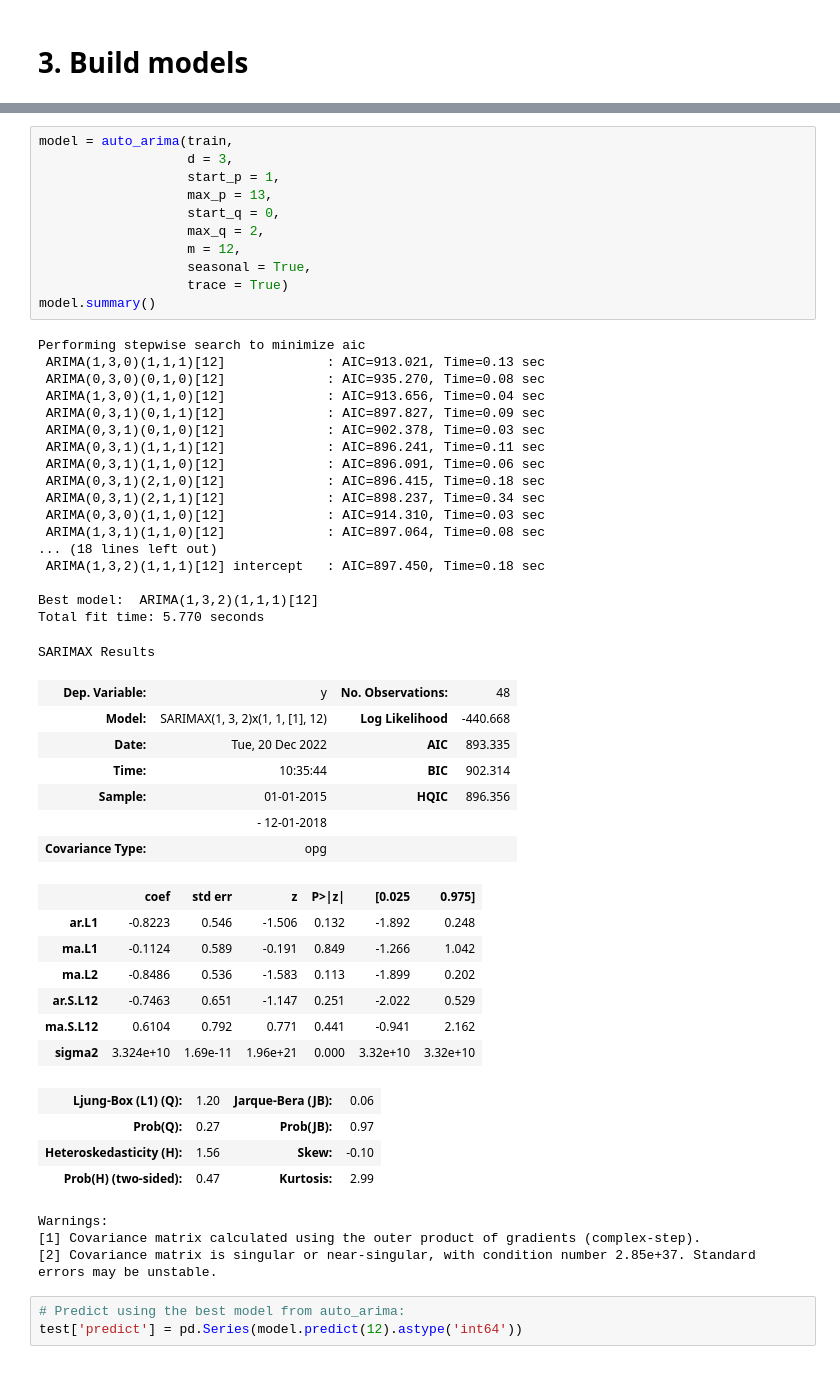
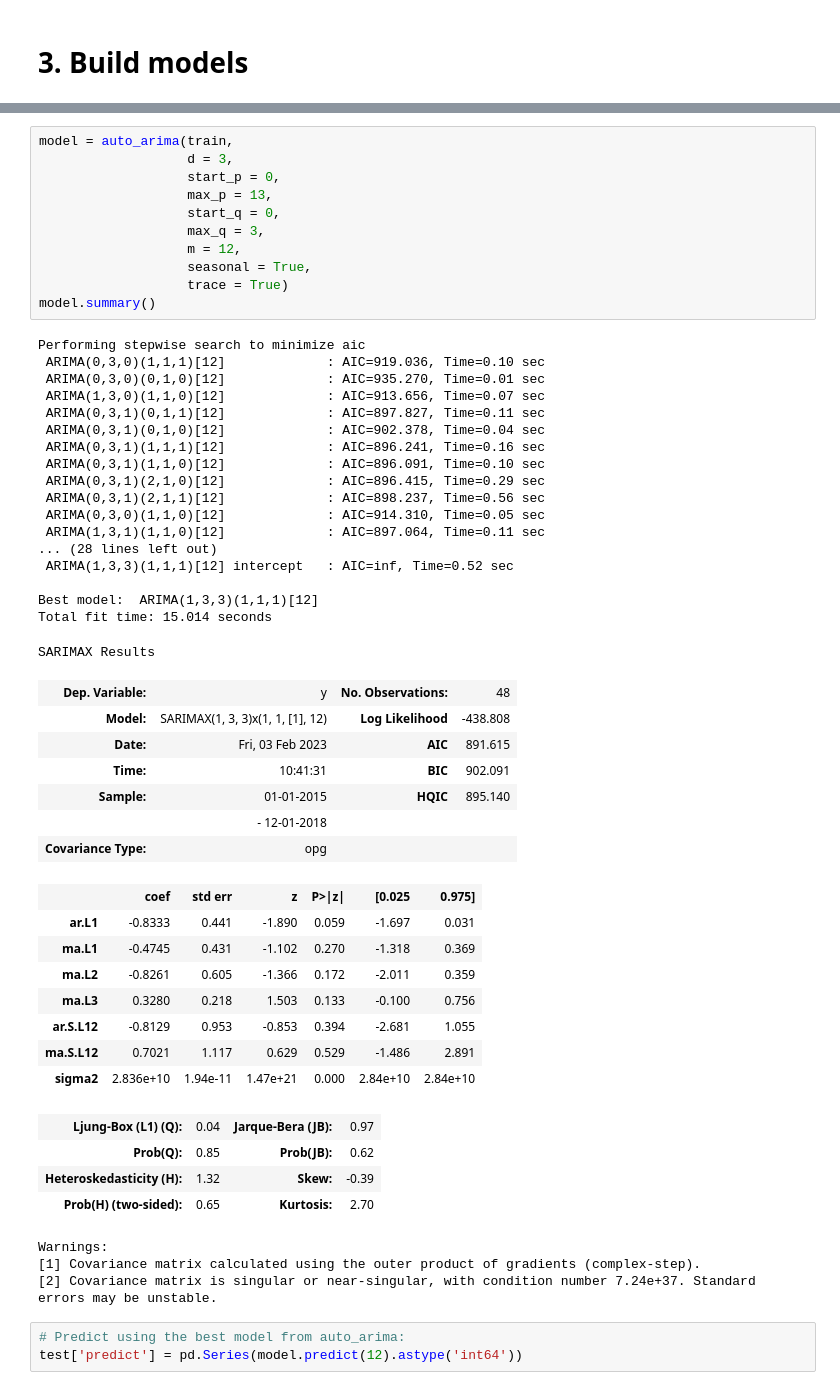
Before and after one commit to Alan-Wolf-VN/passenger_forecast, a Jupyter notebook: pax_forecast.ipynb, the cells around one changed output, grey strips where cells are left out. Cells and saved outputs as stored; diff of their text form.

```diff
--- a/pax_forecast.ipynb
+++ b/pax_forecast.ipynb
@@ -196,54 +158,55 @@ Conclusion:
 # %%
 model = auto_arima(train,
                    d = 3,
-                   start_p = 1,
+                   start_p = 0,
                    max_p = 13,
                    start_q = 0,
-                   max_q = 2,
+                   max_q = 3,
                    m = 12,
                    seasonal = True,
                    trace = True)
 model.summary()
 # %% [output]
 Performing stepwise search to minimize aic
- ARIMA(1,3,0)(1,1,1)[12]             : AIC=913.021, Time=0.13 sec
- ARIMA(0,3,0)(0,1,0)[12]             : AIC=935.270, Time=0.08 sec
- ARIMA(1,3,0)(1,1,0)[12]             : AIC=913.656, Time=0.04 sec
- ARIMA(0,3,1)(0,1,1)[12]             : AIC=897.827, Time=0.09 sec
- ARIMA(0,3,1)(0,1,0)[12]             : AIC=902.378, Time=0.03 sec
- ARIMA(0,3,1)(1,1,1)[12]             : AIC=896.241, Time=0.11 sec
- ARIMA(0,3,1)(1,1,0)[12]             : AIC=896.091, Time=0.06 sec
- ARIMA(0,3,1)(2,1,0)[12]             : AIC=896.415, Time=0.18 sec
- ARIMA(0,3,1)(2,1,1)[12]             : AIC=898.237, Time=0.34 sec
- ARIMA(0,3,0)(1,1,0)[12]             : AIC=914.310, Time=0.03 sec
- ARIMA(1,3,1)(1,1,0)[12]             : AIC=897.064, Time=0.08 sec
-... (18 lines left out)
- ARIMA(1,3,2)(1,1,1)[12] intercept   : AIC=897.450, Time=0.18 sec
+ ARIMA(0,3,0)(1,1,1)[12]             : AIC=919.036, Time=0.10 sec
+ ARIMA(0,3,0)(0,1,0)[12]             : AIC=935.270, Time=0.01 sec
+ ARIMA(1,3,0)(1,1,0)[12]             : AIC=913.656, Time=0.07 sec
+ ARIMA(0,3,1)(0,1,1)[12]             : AIC=897.827, Time=0.11 sec
+ ARIMA(0,3,1)(0,1,0)[12]             : AIC=902.378, Time=0.04 sec
+ ARIMA(0,3,1)(1,1,1)[12]             : AIC=896.241, Time=0.16 sec
+ ARIMA(0,3,1)(1,1,0)[12]             : AIC=896.091, Time=0.10 sec
+ ARIMA(0,3,1)(2,1,0)[12]             : AIC=896.415, Time=0.29 sec
+ ARIMA(0,3,1)(2,1,1)[12]             : AIC=898.237, Time=0.56 sec
+ ARIMA(0,3,0)(1,1,0)[12]             : AIC=914.310, Time=0.05 sec
+ ARIMA(1,3,1)(1,1,0)[12]             : AIC=897.064, Time=0.11 sec
+... (28 lines left out)
+ ARIMA(1,3,3)(1,1,1)[12] intercept   : AIC=inf, Time=0.52 sec
 
-Best model:  ARIMA(1,3,2)(1,1,1)[12]
-Total fit time: 5.770 seconds
+Best model:  ARIMA(1,3,3)(1,1,1)[12]
+Total fit time: 15.014 seconds
 SARIMAX Results
 | Dep. Variable: | y | No. Observations: | 48 |
-| Model: | SARIMAX(1, 3, 2)x(1, 1, [1], 12) | Log Likelihood | -440.668 |
-| Date: | Tue, 20 Dec 2022 | AIC | 893.335 |
-| Time: | 10:35:44 | BIC | 902.314 |
-| Sample: | 01-01-2015 | HQIC | 896.356 |
+| Model: | SARIMAX(1, 3, 3)x(1, 1, [1], 12) | Log Likelihood | -438.808 |
+| Date: | Fri, 03 Feb 2023 | AIC | 891.615 |
+| Time: | 10:41:31 | BIC | 902.091 |
+| Sample: | 01-01-2015 | HQIC | 895.140 |
 |  | - 12-01-2018 |  |  |
 | Covariance Type: | opg |  |  |
 |  | coef | std err | z | P>|z| | [0.025 | 0.975] |
-| ar.L1 | -0.8223 | 0.546 | -1.506 | 0.132 | -1.892 | 0.248 |
-| ma.L1 | -0.1124 | 0.589 | -0.191 | 0.849 | -1.266 | 1.042 |
-| ma.L2 | -0.8486 | 0.536 | -1.583 | 0.113 | -1.899 | 0.202 |
-| ar.S.L12 | -0.7463 | 0.651 | -1.147 | 0.251 | -2.022 | 0.529 |
-| ma.S.L12 | 0.6104 | 0.792 | 0.771 | 0.441 | -0.941 | 2.162 |
-| sigma2 | 3.324e+10 | 1.69e-11 | 1.96e+21 | 0.000 | 3.32e+10 | 3.32e+10 |
+| ar.L1 | -0.8333 | 0.441 | -1.890 | 0.059 | -1.697 | 0.031 |
+| ma.L1 | -0.4745 | 0.431 | -1.102 | 0.270 | -1.318 | 0.369 |
+| ma.L2 | -0.8261 | 0.605 | -1.366 | 0.172 | -2.011 | 0.359 |
+| ma.L3 | 0.3280 | 0.218 | 1.503 | 0.133 | -0.100 | 0.756 |
+| ar.S.L12 | -0.8129 | 0.953 | -0.853 | 0.394 | -2.681 | 1.055 |
+| ma.S.L12 | 0.7021 | 1.117 | 0.629 | 0.529 | -1.486 | 2.891 |
+| sigma2 | 2.836e+10 | 1.94e-11 | 1.47e+21 | 0.000 | 2.84e+10 | 2.84e+10 |
-| Ljung-Box (L1) (Q): | 1.20 | Jarque-Bera (JB): | 0.06 |
-| Prob(Q): | 0.27 | Prob(JB): | 0.97 |
-| Heteroskedasticity (H): | 1.56 | Skew: | -0.10 |
-| Prob(H) (two-sided): | 0.47 | Kurtosis: | 2.99 |
+| Ljung-Box (L1) (Q): | 0.04 | Jarque-Bera (JB): | 0.97 |
+| Prob(Q): | 0.85 | Prob(JB): | 0.62 |
+| Heteroskedasticity (H): | 1.32 | Skew: | -0.39 |
+| Prob(H) (two-sided): | 0.65 | Kurtosis: | 2.70 |
 Warnings:
 [1] Covariance matrix calculated using the outer product of gradients (complex-step).
-[2] Covariance matrix is singular or near-singular, with condition number 2.85e+37. Standard errors may be unstable.
+[2] Covariance matrix is singular or near-singular, with condition number 7.24e+37. Standard errors may be unstable.
 # %%
 # Predict using the best model from auto_arima:
 test['predict'] = pd.Series(model.predict(12).astype('int64'))
```
Also changed, not shown: parts of 39 cells of this notebook, 1 other file.
